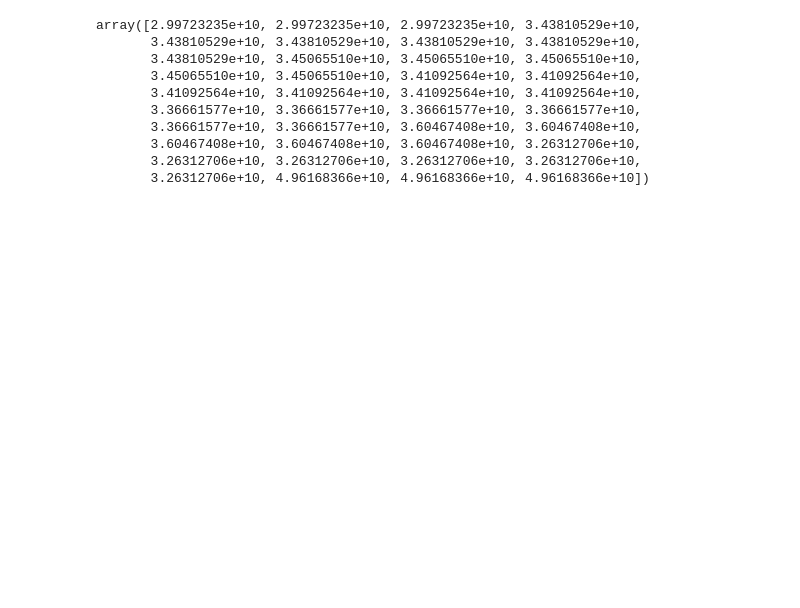
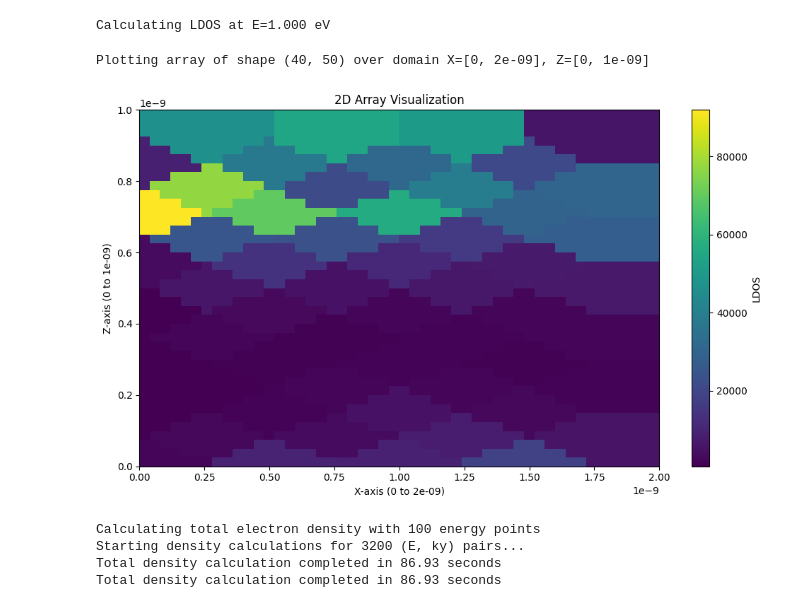
Before and after one commit to nandandiwan/transistorNEGF, a Jupyter notebook: src/NEGF/test.ipynb, the cells around one changed output. Cells and saved outputs as stored; diff of their text form; code cells hidden in the pictures; blank space fills up the shorter version.

```diff
--- a/src/NEGF/test.ipynb
+++ b/src/NEGF/test.ipynb
@@ -90,13 +88,5 @@ Plotting array of shape (40, 50) over domain X=[0, 2e-09], Z=[0, 1e-09]
 # %%
-LDOS[:,0]
+dev = Device(2e-9, 1e-9)
+ham = Hamiltonian(dev)
+chargeObj = Charge(dev)
+energy_range = np.linspace(-10, 10, 150)
-# %% [output]
-array([2.99723235e+10, 2.99723235e+10, 2.99723235e+10, 3.43810529e+10,
-       3.43810529e+10, 3.43810529e+10, 3.43810529e+10, 3.43810529e+10,
-       3.43810529e+10, 3.45065510e+10, 3.45065510e+10, 3.45065510e+10,
-       3.45065510e+10, 3.45065510e+10, 3.41092564e+10, 3.41092564e+10,
-       3.41092564e+10, 3.41092564e+10, 3.41092564e+10, 3.41092564e+10,
-       3.36661577e+10, 3.36661577e+10, 3.36661577e+10, 3.36661577e+10,
-       3.36661577e+10, 3.36661577e+10, 3.60467408e+10, 3.60467408e+10,
-       3.60467408e+10, 3.60467408e+10, 3.60467408e+10, 3.26312706e+10,
-       3.26312706e+10, 3.26312706e+10, 3.26312706e+10, 3.26312706e+10,
-       3.26312706e+10, 4.96168366e+10, 4.96168366e+10, 4.96168366e+10])
@@ -104,0 +93,35 @@ charge._calculate_dos_point(-1,0)
+# %%
+LDOS = chargeObj.calculate_smeared_LDOS(1)
+# %% [output]
+Calculating LDOS at E=1.000 eV
+# %%
+def plot_2d_array(data, Lx, Lz):
+
+    if not isinstance(data, np.ndarray) or data.ndim != 2:
+        raise ValueError("Input 'data' must be a 2D numpy array.")
+
+    print(f"Plotting array of shape {data.shape} over domain X=[0, {Lx}], Z=[0, {Lz}]")
+    plt.figure(figsize=(10, 6))
+
+    im = plt.imshow(data, extent=[0, Lx, 0, Lz], origin='lower', aspect='auto', cmap='viridis')
+
+    plt.colorbar(im, label='LDOS')
+
+    plt.xlabel(f'X-axis (0 to {Lx})')
+    plt.ylabel(f'Z-axis (0 to {Lz})')
+    plt.title('2D Array Visualization')
+    plt.tight_layout()
+
+    plt.show()
+
+plot_2d_array(LDOS, 2e-9, 1e-9)
+# %% [output]
+Plotting array of shape (40, 50) over domain X=[0, 2e-09], Z=[0, 1e-09]
+[figure, added]
+# %%
+electrons = chargeObj.calculate_total_electron_density()
+# %% [output]
+Calculating total electron density with 100 energy points
+Starting density calculations for 3200 (E, ky) pairs...
+Total density calculation completed in 86.93 seconds
+Total density calculation completed in 86.93 seconds
```
Also changed, not shown: parts of 9 cells of this notebook, 8 other files.
